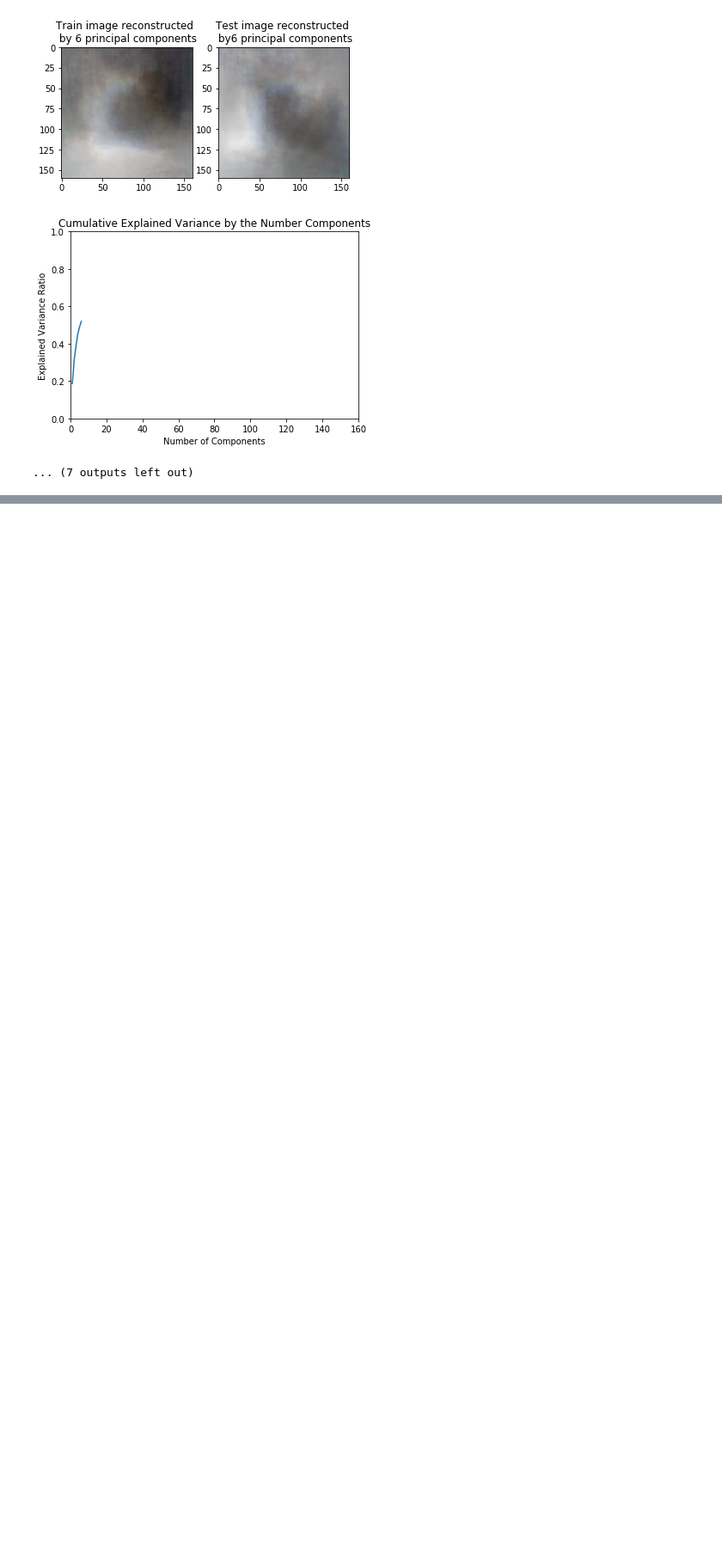
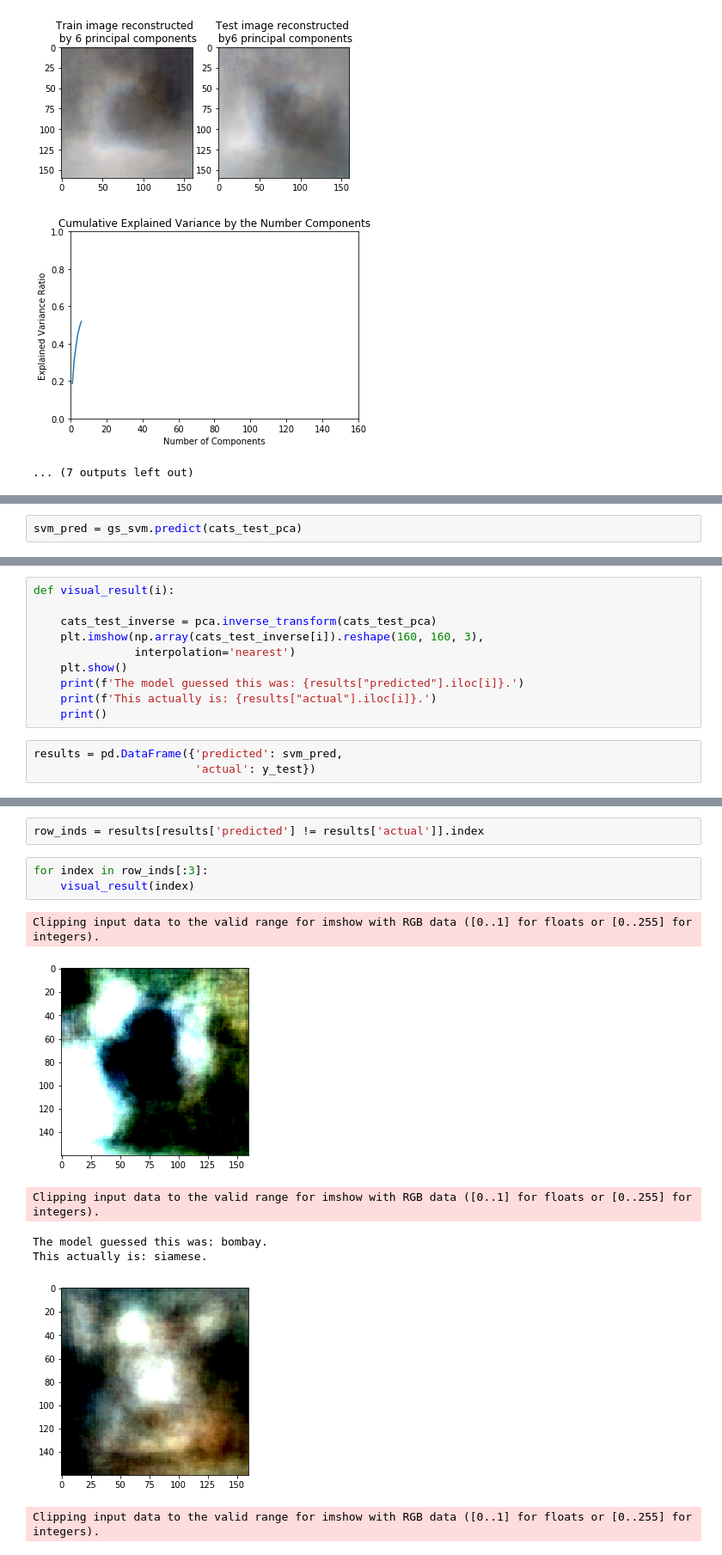
Before and after one commit to Alexisranyan/cat_breed_detector, a Jupyter notebook: pca_visualization.ipynb, the cells around one changed output, grey strips where cells are left out. Shown at 86% size. Cells and saved outputs as stored; diff of their text form; blank space fills up the shorter version.

```diff
--- a/pca_visualization.ipynb
+++ b/pca_visualization.ipynb
@@ -192,0 +235,2 @@ for i in range(1,10):
+# %%
+svm_pred = gs_svm.predict(cats_test_pca)
@@ -192,0 +245,13 @@ for i in range(1,10):
+# %%
+def visual_result(i):
+
+    cats_test_inverse = pca.inverse_transform(cats_test_pca)
+    plt.imshow(np.array(cats_test_inverse[i]).reshape(160, 160, 3),
+               interpolation='nearest')
+    plt.show()
+    print(f'The model guessed this was: {results["predicted"].iloc[i]}.')
+    print(f'This actually is: {results["actual"].iloc[i]}.')
+    print()
+# %%
+results = pd.DataFrame({'predicted': svm_pred,
+                        'actual': y_test})
@@ -192,0 +267,13 @@ for i in range(1,10):
+# %%
+row_inds = results[results['predicted'] != results['actual']].index
+# %%
+for index in row_inds[:3]:
+    visual_result(index)
+# %% [output]
+Clipping input data to the valid range for imshow with RGB data ([0..1] for floats or [0..255] for integers).
+[figure, added]
+Clipping input data to the valid range for imshow with RGB data ([0..1] for floats or [0..255] for integers).
+The model guessed this was: bombay.
+This actually is: siamese.
+[figure, added]
+Clipping input data to the valid range for imshow with RGB data ([0..1] for floats or [0..255] for integers).
```
Also changed, not shown: parts of 31 cells of this notebook, 4 other files.
